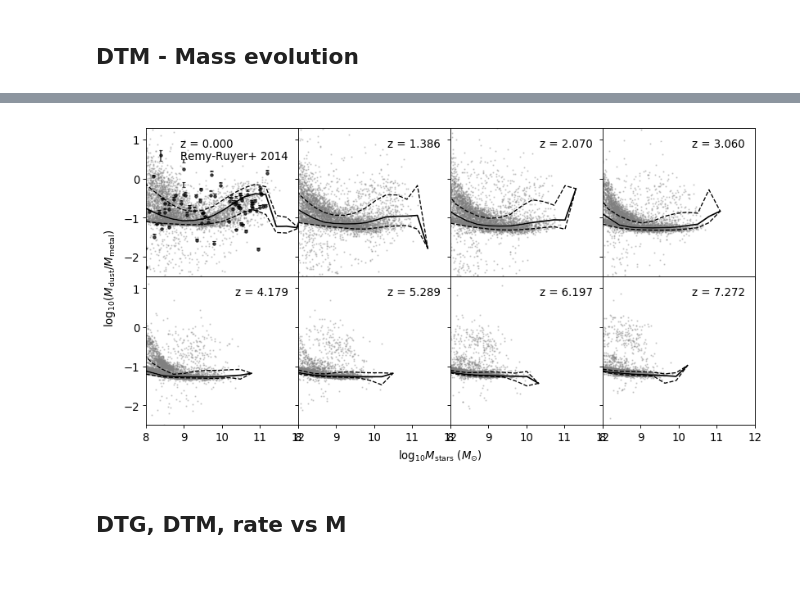
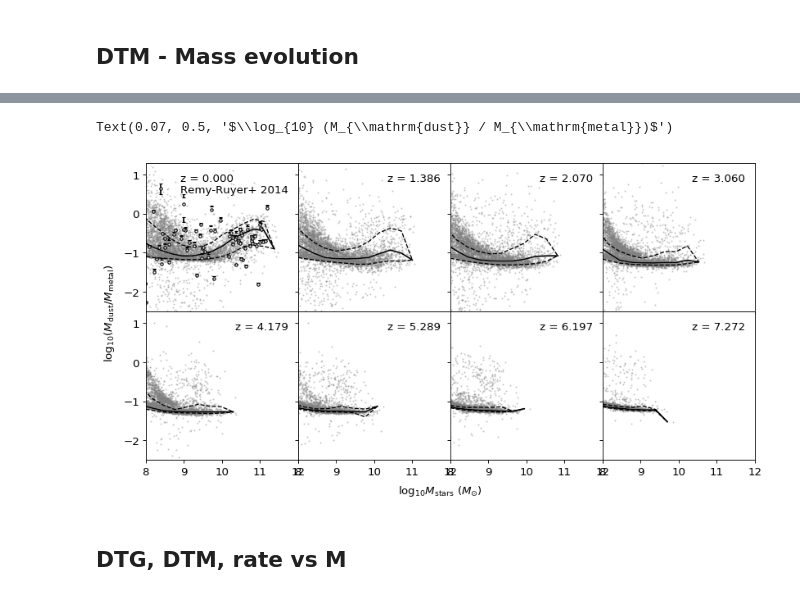
Before and after one commit to darrencroton/sage, a Jupyter notebook: analysis/allresults-new.ipynb, the cells around one changed output, grey strips where cells are left out. Cells and saved outputs as stored; diff of their text form; code cells hidden in the pictures.

Commit message:
new format for dust mass density plot

```diff
--- a/analysis/allresults-new.ipynb
+++ b/analysis/allresults-new.ipynb
@@ -6,8 +6,8 @@ Populating the interactive namespace from numpy and matplotlib
 from random import sample, seed
 # %%
 Hubble_h = 0.73
-#BoxSize = ((62.5**3) * (8/8))**(1/3)
-BoxSize = ((500**3) * (512/512))**(1/3)
+BoxSize = ((62.5**3) * (8/8))**(1/3)
+#BoxSize = ((500**3) * (512/512))**(1/3)
 #BoxSize = ((250**3) * (1/125))**(1/3)
 print(BoxSize)
 dilute = 5000
@@ -17,12 +17,12 @@ sSFRcut = -11.0
 # %%
-directory = '../../output/dust-full/'
+directory = '../src/auxdata/trees/play/'
 filename = 'model'
 redshift = [0.000, 1.386, 2.070, 3.060, 4.179, 5.289, 6.197, 7.272] #millennium
 #redshift = [0.024, 1.309, 2.051, 3.033, 4.088, 5.127, 6.044, 7.098] #genesis
 #redshift = [0.000, 1.379, 2.028, 3.060, 4.043, 5.161, 6.231, 7.313] #bolshoi
 #redshift = [0.000]
 firstfile = 0
-lastfile = 511
+lastfile = 7
 MaxTreeFiles = lastfile - firstfile + 1
 # %%
 def galdtype():
@@ -2538,7 +2585,7 @@ for i in range(8):
         t.set_fontsize('medium')
 
 plt.subplot(241).set_xticklabels([])
-plt.errorbar(logstar_rr, DTM_rr, yerr=[DTMerr_low, DTMerr_up], fmt='k.', alpha=0.7, label='Remy-Ruyer+ 2014')
+plt.errorbar(logstar_rr, DTM_rr, yerr=[DTMerr_low, DTMerr_up], fmt='k.', mfc='white', label='Remy-Ruyer+ 2014')
 leg = plt.legend(loc='upper right', numpoints=1, labelspacing=0.1)
 leg.draw_frame(False)  # Don't want a box frame
 for t in leg.get_texts():  # Reduce the size of the text
@@ -2557,5 +2604,5 @@ plt.subplots_adjust(wspace=0, hspace=0)
 fig.text(0.5, 0.04, r'$\log_{10} M_{\mathrm{stars}}\ (M_{\odot})$', ha='center')
 fig.text(0.07, 0.5, r'$\log_{10} (M_{\mathrm{dust}} / M_{\mathrm{metal}})$', va='center', rotation='vertical')
 
-plt.savefig('plots/DTM-Mass_z-new-millennium.png')
+#plt.savefig('plots/DTM-Mass_z-new-millennium.png')
 # %% [output]
@@ -2562,4 +2611,5 @@ plt.savefig('plots/DTM-Mass_z-new-millennium.png')
+Text(0.07, 0.5, '$\\log_{10} (M_{\\mathrm{dust}} / M_{\\mathrm{metal}})$')
-[figure, old version]
+[figure, new version]
 # %% [markdown]
 ## DTG, DTM, rate vs M
 # %%
```
Also changed, not shown: parts of 18 cells of this notebook.
